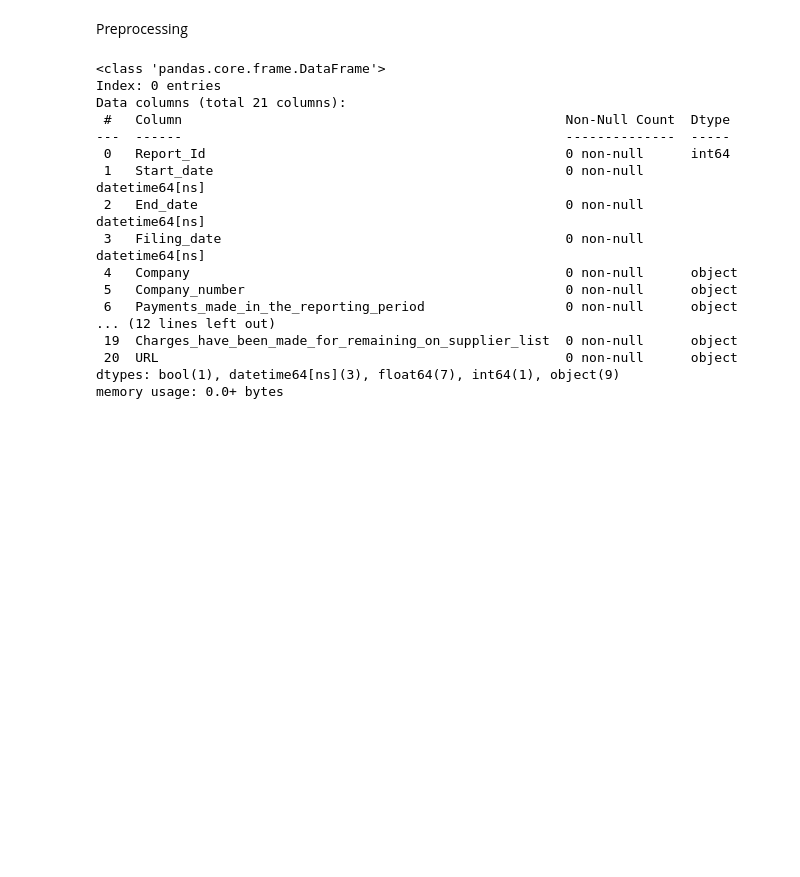
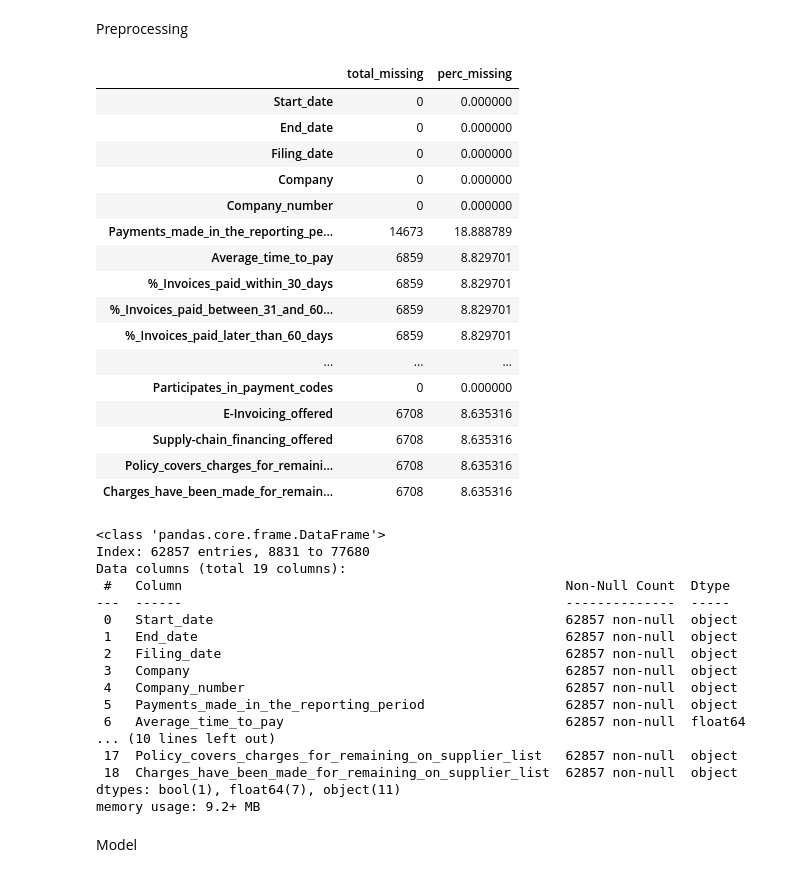
Before and after one commit to Lasya-t07/mini-proj, a Jupyter notebook: preprocessing.ipynb, the cells around one changed output. Saved outputs shown, nothing was run; the diff lists cells and outputs as text; code cells hidden in the pictures; blank space fills up the shorter version.

```diff
--- a/preprocessing.ipynb
+++ b/preprocessing.ipynb
@@ -100,6 +86,3 @@ missing_data
 | URL | 0 | 0.000000 |
 # %% [markdown]
 Preprocessing
-# %%
-date_columns = ['Start_date', 'End_date', 'Filing_date']
-data[date_columns] = data[date_columns].apply(pd.to_datetime, format='%Y-%m-%d', errors='coerce')
@@ -109,2 +106,2 @@ categorical_cols = ['Company_number', 'Payment_terms_have_changed', 'Suppliers_n
 # %%
-datax = data.drop(['Suppliers_notified_of_changes','Longest_standard_payment_period'],axis=1)
+data.drop(['Report_Id', 'URL', 'Suppliers_notified_of_changes', 'Longest_standard_payment_period'],axis=1, inplace=True)
@@ -112,0 +108,21 @@ datay = datax.dropna()
+# %%
+missing_data = pd.DataFrame({'total_missing': data.isnull().sum(), 'perc_missing': (data.isnull().sum()/77681)*100})
+missing_data
+# %% [output]
+|  | total_missing | perc_missing |
+| Start_date | 0 | 0.000000 |
+| End_date | 0 | 0.000000 |
+| Filing_date | 0 | 0.000000 |
+| Company | 0 | 0.000000 |
+| Company_number | 0 | 0.000000 |
+| Payments_made_in_the_reporting_pe... | 14673 | 18.888789 |
+| Average_time_to_pay | 6859 | 8.829701 |
+| %_Invoices_paid_within_30_days | 6859 | 8.829701 |
+| %_Invoices_paid_between_31_and_60... | 6859 | 8.829701 |
+| %_Invoices_paid_later_than_60_days | 6859 | 8.829701 |
+| ... | ... | ... |
+| Participates_in_payment_codes | 0 | 0.000000 |
+| E-Invoicing_offered | 6708 | 8.635316 |
+| Supply-chain_financing_offered | 6708 | 8.635316 |
+| Policy_covers_charges_for_remaini... | 6708 | 8.635316 |
+| Charges_have_been_made_for_remain... | 6708 | 8.635316 |
@@ -113,20 +131,22 @@ datay = datax.dropna()
 # %%
-datay.info()
+data.info()
 # %% [output]
 <class 'pandas.core.frame.DataFrame'>
-Index: 0 entries
-Data columns (total 21 columns):
+Index: 62857 entries, 8831 to 77680
+Data columns (total 19 columns):
  #   Column                                                 Non-Null Count  Dtype
 ---  ------                                                 --------------  -----
- 0   Report_Id                                              0 non-null      int64
- 1   Start_date                                             0 non-null      datetime64[ns]
- 2   End_date                                               0 non-null      datetime64[ns]
- 3   Filing_date                                            0 non-null      datetime64[ns]
- 4   Company                                                0 non-null      object
- 5   Company_number                                         0 non-null      object
- 6   Payments_made_in_the_reporting_period                  0 non-null      object
-... (12 lines left out)
- 19  Charges_have_been_made_for_remaining_on_supplier_list  0 non-null      object
- 20  URL                                                    0 non-null      object
-dtypes: bool(1), datetime64[ns](3), float64(7), int64(1), object(9)
-memory usage: 0.0+ bytes
+ 0   Start_date                                             62857 non-null  object
+ 1   End_date                                               62857 non-null  object
+ 2   Filing_date                                            62857 non-null  object
+ 3   Company                                                62857 non-null  object
+ 4   Company_number                                         62857 non-null  object
+ 5   Payments_made_in_the_reporting_period                  62857 non-null  object
+ 6   Average_time_to_pay                                    62857 non-null  float64
+... (10 lines left out)
+ 17  Policy_covers_charges_for_remaining_on_supplier_list   62857 non-null  object
+ 18  Charges_have_been_made_for_remaining_on_supplier_list  62857 non-null  object
+dtypes: bool(1), float64(7), object(11)
+memory usage: 9.2+ MB
+# %% [markdown]
+Model
```
Also changed, not shown: parts of 12 cells of this notebook, 4 other files.
